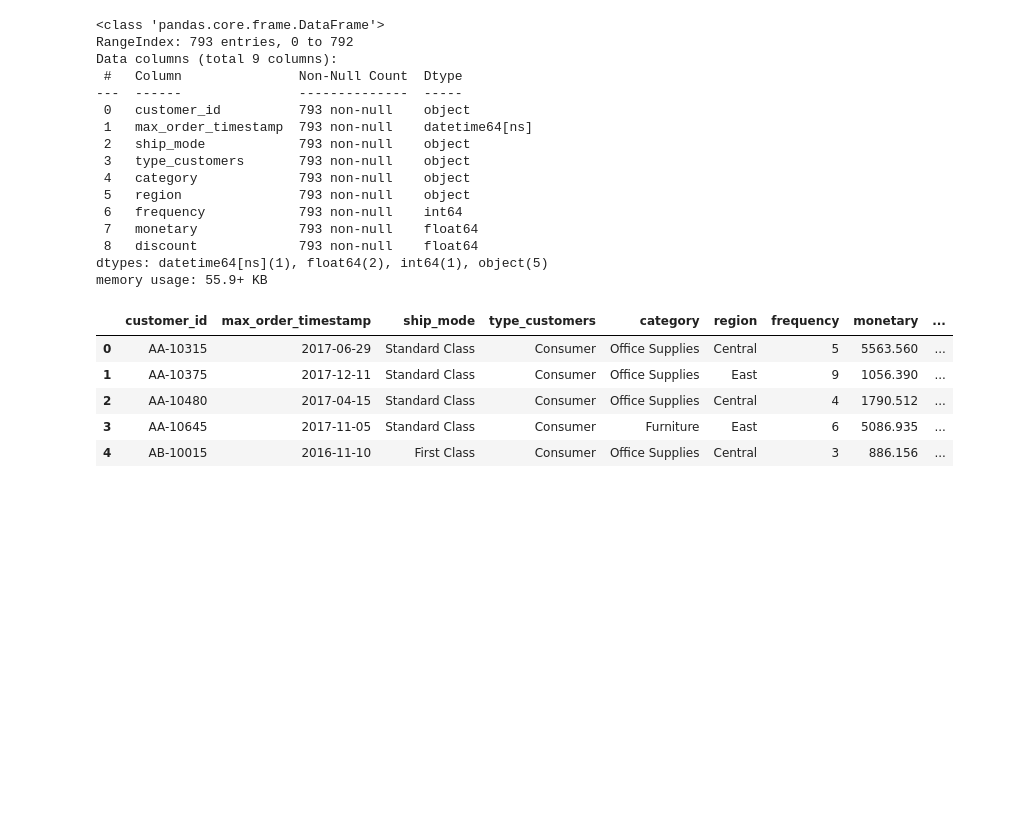
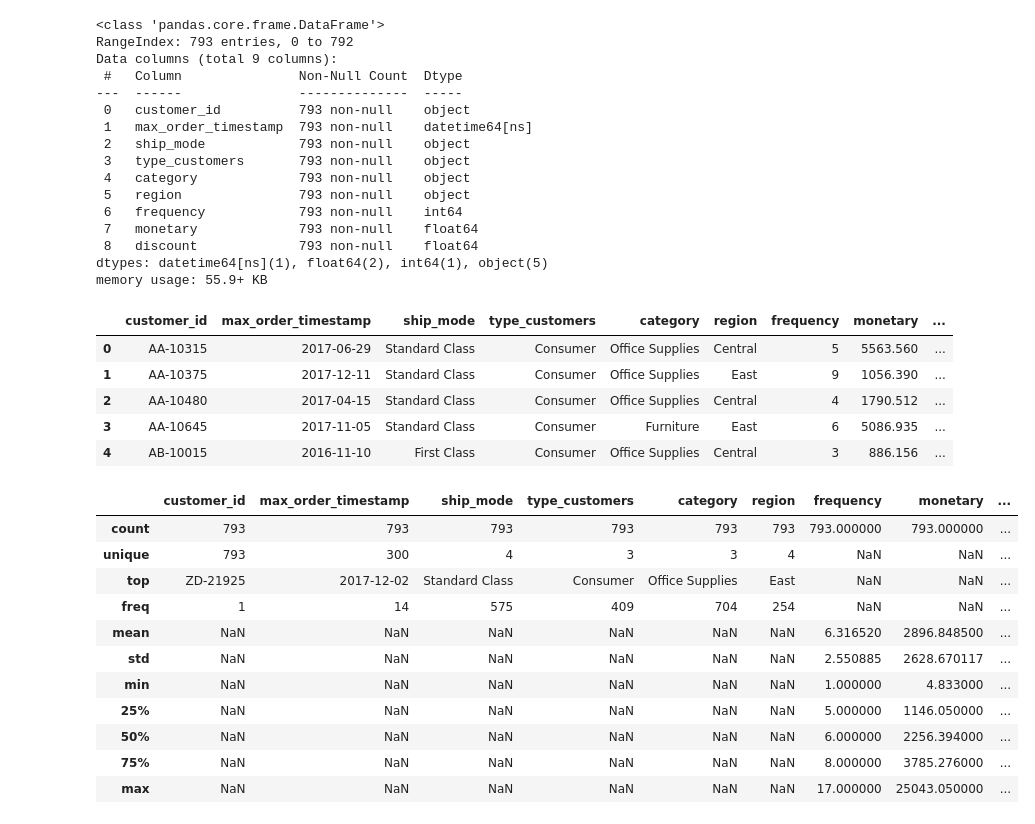
Before and after one commit to gchristiansun/customer-segmentation-analysis, a Jupyter notebook: customer_segmentation.ipynb, the cells around one changed output. Cells and saved outputs as stored; diff of their text form; code cells hidden in the pictures; blank space fills up the shorter version.

```diff
--- a/customer_segmentation.ipynb
+++ b/customer_segmentation.ipynb
@@ -144,3 +146,18 @@ main_df.head()
 | 2 | AA-10480 | 2017-04-15 | Standard Class | Consumer | Office Supplies | Central | 4 | 1790.512 | ... |
 | 3 | AA-10645 | 2017-11-05 | Standard Class | Consumer | Furniture | East | 6 | 5086.935 | ... |
 | 4 | AB-10015 | 2016-11-10 | First Class | Consumer | Office Supplies | Central | 3 | 886.156 | ... |
+# %%
+main_df.describe(include='all')
+# %% [output]
+|  | customer_id | max_order_timestamp | ship_mode | type_customers | category | region | frequency | monetary | ... |
+| count | 793 | 793 | 793 | 793 | 793 | 793 | 793.000000 | 793.000000 | ... |
+| unique | 793 | 300 | 4 | 3 | 3 | 4 | NaN | NaN | ... |
+| top | ZD-21925 | 2017-12-02 | Standard Class | Consumer | Office Supplies | East | NaN | NaN | ... |
+| freq | 1 | 14 | 575 | 409 | 704 | 254 | NaN | NaN | ... |
+| mean | NaN | NaN | NaN | NaN | NaN | NaN | 6.316520 | 2896.848500 | ... |
+| std | NaN | NaN | NaN | NaN | NaN | NaN | 2.550885 | 2628.670117 | ... |
+| min | NaN | NaN | NaN | NaN | NaN | NaN | 1.000000 | 4.833000 | ... |
+| 25% | NaN | NaN | NaN | NaN | NaN | NaN | 5.000000 | 1146.050000 | ... |
+| 50% | NaN | NaN | NaN | NaN | NaN | NaN | 6.000000 | 2256.394000 | ... |
+| 75% | NaN | NaN | NaN | NaN | NaN | NaN | 8.000000 | 3785.276000 | ... |
+| max | NaN | NaN | NaN | NaN | NaN | NaN | 17.000000 | 25043.050000 | ... |
```
Also changed, not shown: parts of 3 cells of this notebook.
